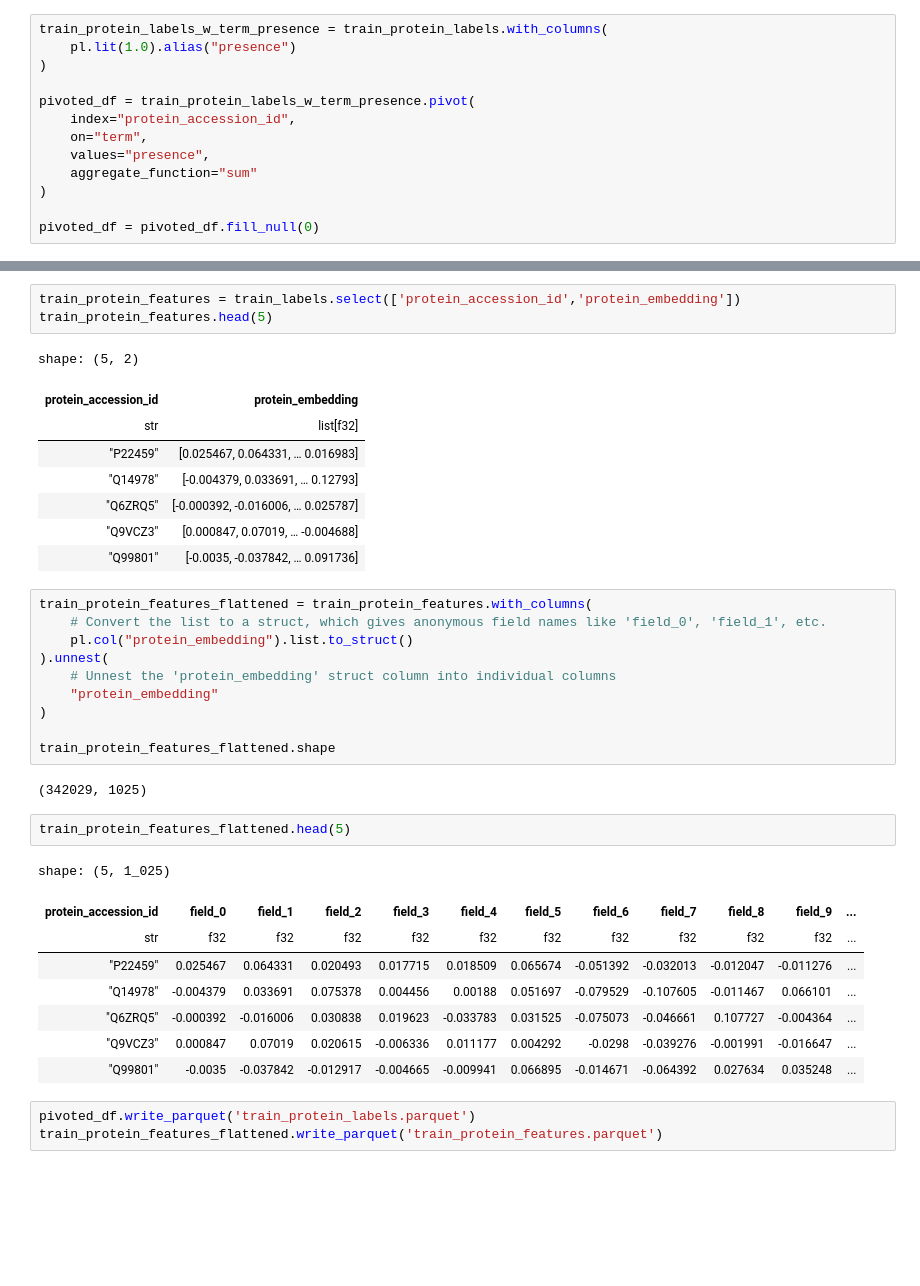
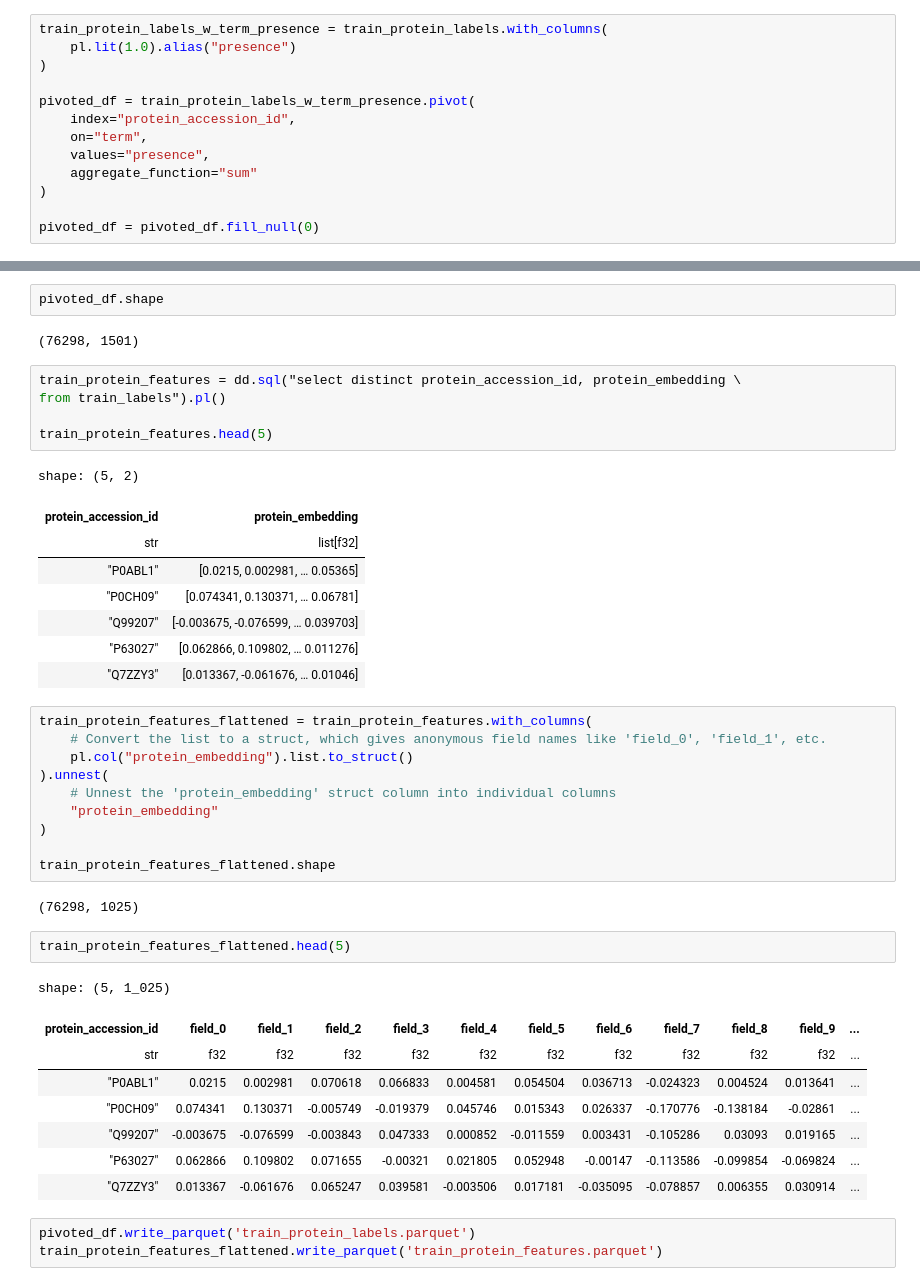
Before and after one commit to sumaniitm/cafa-6-protein-function-prediction-kaggle, a Jupyter notebook: cafa-suman-initial-exploration.ipynb, the cells around one changed output, grey strips where cells are left out. Saved outputs shown, nothing was run; the diff lists cells and outputs as text; blank space fills up the shorter version.

Commit message:
Removed duplicates from training data

```diff
--- a/cafa-suman-initial-exploration.ipynb
+++ b/cafa-suman-initial-exploration.ipynb
@@ -189,15 +219,21 @@ shape: (5, 1_501)
+# %%
+pivoted_df.shape
+# %% [output]
+(76298, 1501)
 # %%
-train_protein_features = train_labels.select(['protein_accession_id','protein_embedding'])
+train_protein_features = dd.sql("select distinct protein_accession_id, protein_embedding \
+from train_labels").pl()
+
 train_protein_features.head(5)
 # %% [output]
 shape: (5, 2)
 | protein_accession_id | protein_embedding |
 | str | list[f32] |
-| "P22459" | [0.025467, 0.064331, … 0.016983] |
-| "Q14978" | [-0.004379, 0.033691, … 0.12793] |
-| "Q6ZRQ5" | [-0.000392, -0.016006, … 0.025787] |
-| "Q9VCZ3" | [0.000847, 0.07019, … -0.004688] |
-| "Q99801" | [-0.0035, -0.037842, … 0.091736] |
+| "P0ABL1" | [0.0215, 0.002981, … 0.05365] |
+| "P0CH09" | [0.074341, 0.130371, … 0.06781] |
+| "Q99207" | [-0.003675, -0.076599, … 0.039703] |
+| "P63027" | [0.062866, 0.109802, … 0.011276] |
+| "Q7ZZY3" | [0.013367, -0.061676, … 0.01046] |
 # %%
 train_protein_features_flattened = train_protein_features.with_columns(
     # Convert the list to a struct, which gives anonymous field names like 'field_0', 'field_1', etc.
@@ -209,18 +245,18 @@ train_protein_features_flattened = train_protein_features.with_columns(
 
 train_protein_features_flattened.shape
 # %% [output]
-(342029, 1025)
+(76298, 1025)
 # %%
 train_protein_features_flattened.head(5)
 # %% [output]
 shape: (5, 1_025)
 | protein_accession_id | field_0 | field_1 | field_2 | field_3 | field_4 | field_5 | field_6 | field_7 | field_8 | field_9 | ... |
 | str | f32 | f32 | f32 | f32 | f32 | f32 | f32 | f32 | f32 | f32 | ... |
-| "P22459" | 0.025467 | 0.064331 | 0.020493 | 0.017715 | 0.018509 | 0.065674 | -0.051392 | -0.032013 | -0.012047 | -0.011276 | ... |
-| "Q14978" | -0.004379 | 0.033691 | 0.075378 | 0.004456 | 0.00188 | 0.051697 | -0.079529 | -0.107605 | -0.011467 | 0.066101 | ... |
-| "Q6ZRQ5" | -0.000392 | -0.016006 | 0.030838 | 0.019623 | -0.033783 | 0.031525 | -0.075073 | -0.046661 | 0.107727 | -0.004364 | ... |
-| "Q9VCZ3" | 0.000847 | 0.07019 | 0.020615 | -0.006336 | 0.011177 | 0.004292 | -0.0298 | -0.039276 | -0.001991 | -0.016647 | ... |
-| "Q99801" | -0.0035 | -0.037842 | -0.012917 | -0.004665 | -0.009941 | 0.066895 | -0.014671 | -0.064392 | 0.027634 | 0.035248 | ... |
+| "P0ABL1" | 0.0215 | 0.002981 | 0.070618 | 0.066833 | 0.004581 | 0.054504 | 0.036713 | -0.024323 | 0.004524 | 0.013641 | ... |
+| "P0CH09" | 0.074341 | 0.130371 | -0.005749 | -0.019379 | 0.045746 | 0.015343 | 0.026337 | -0.170776 | -0.138184 | -0.02861 | ... |
+| "Q99207" | -0.003675 | -0.076599 | -0.003843 | 0.047333 | 0.000852 | -0.011559 | 0.003431 | -0.105286 | 0.03093 | 0.019165 | ... |
+| "P63027" | 0.062866 | 0.109802 | 0.071655 | -0.00321 | 0.021805 | 0.052948 | -0.00147 | -0.113586 | -0.099854 | -0.069824 | ... |
+| "Q7ZZY3" | 0.013367 | -0.061676 | 0.065247 | 0.039581 | -0.003506 | 0.017181 | -0.035095 | -0.078857 | 0.006355 | 0.030914 | ... |
 # %%
 pivoted_df.write_parquet('train_protein_labels.parquet')
 train_protein_features_flattened.write_parquet('train_protein_features.parquet')
```
Also changed, not shown: parts of 10 cells of this notebook.
